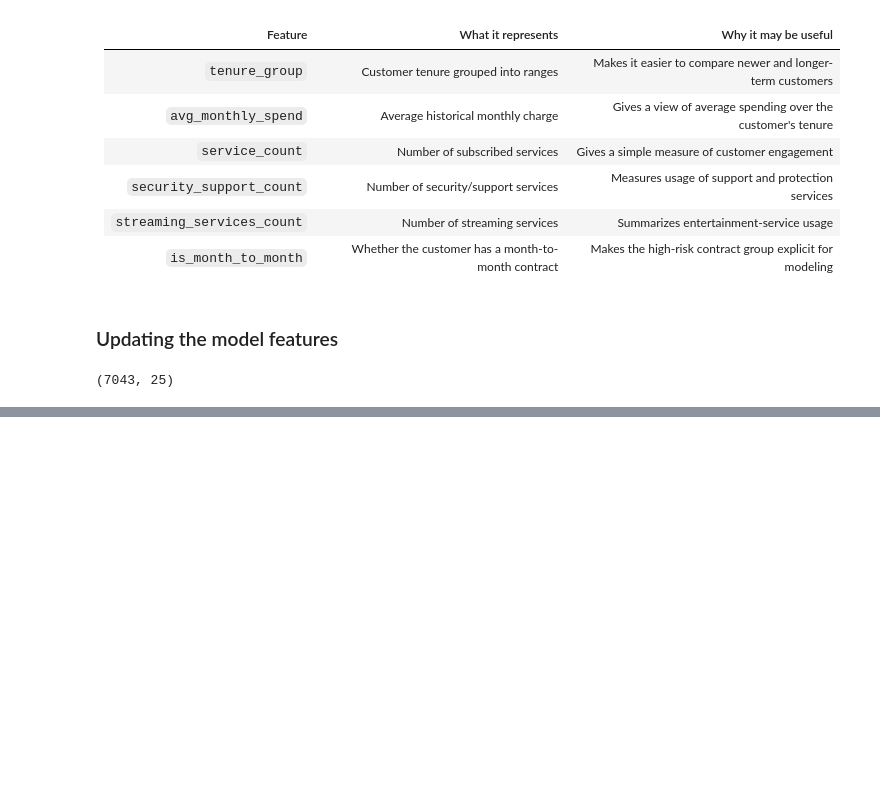
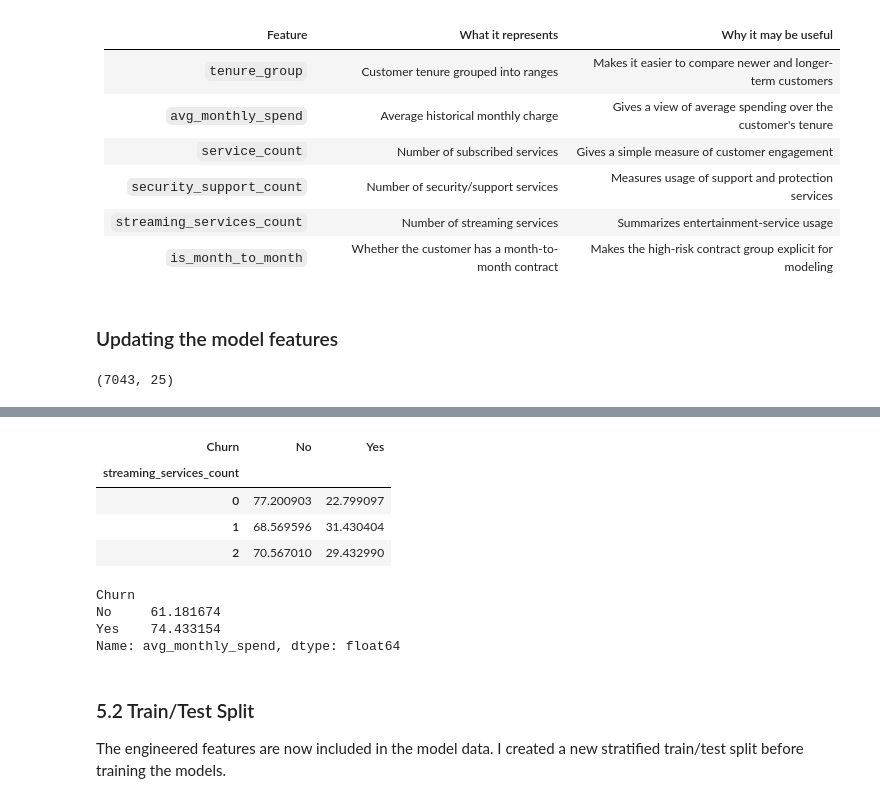
Before and after one commit to francisparwez/telco-customer-churn, a Jupyter notebook: Telco_Churn.ipynb, the cells around one changed output, grey strips where cells are left out. Cells and saved outputs as stored; diff of their text form; code cells hidden in the pictures; blank space fills up the shorter version.

```diff
--- a/Telco_Churn.ipynb
+++ b/Telco_Churn.ipynb
@@ -1014,0 +1077,23 @@ X.shape
+# %%
+pd.crosstab(
+    df_clean["streaming_services_count"],
+    df_clean["Churn"],
+    normalize="index"
+) * 100
+# %% [output]
+| Churn | No | Yes |
+| streaming_services_count |  |  |
+| 0 | 77.200903 | 22.799097 |
+| 1 | 68.569596 | 31.430404 |
+| 2 | 70.567010 | 29.432990 |
+# %%
+df_clean.groupby("Churn")["avg_monthly_spend"].mean()
+# %% [output]
+Churn
+No     61.181674
+Yes    74.433154
+Name: avg_monthly_spend, dtype: float64
+# %% [markdown]
+### 5.2 Train/Test Split
+
+The engineered features are now included in the model data. I created a new stratified train/test split before training the models.
```
Also changed, not shown: parts of 50 cells of this notebook, 2 other files.
